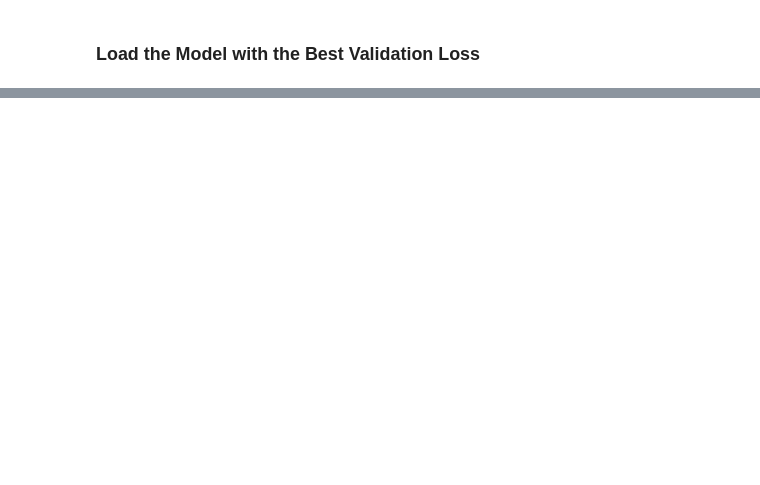
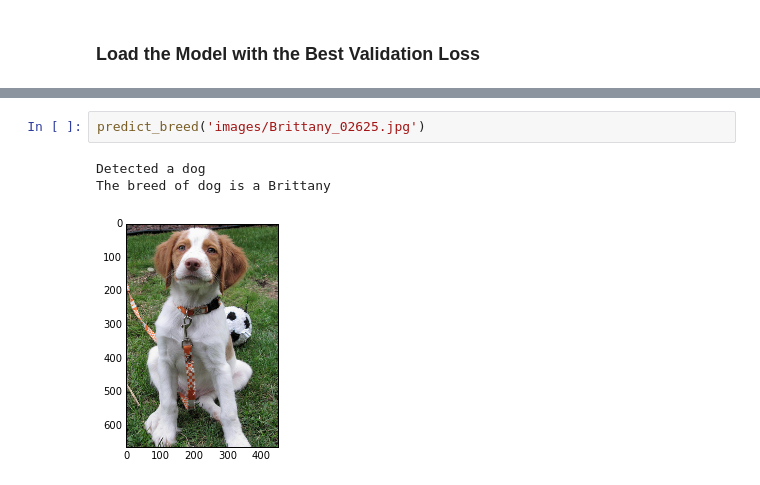
Before and after one commit to yanfei-wu/ai-term2, a Jupyter notebook: cnn_dog/dog_app.ipynb, the cells around one changed output, grey strips where cells are left out. Drawn from its saved outputs; the diff is of its cells as text; blank space fills up the shorter version.

```diff
--- a/cnn_dog/dog_app.ipynb
+++ b/cnn_dog/dog_app.ipynb
@@ -700,0 +644,6 @@ redict_breed('dogImages/train/002.Afghan_hound/Afghan_hound_00081.jpg')
+# %%
+predict_breed('images/Brittany_02625.jpg')
+# %% [output]
+Detected a dog
+The breed of dog is a Brittany
+[figure, added]
```
Also changed, not shown: parts of 54 cells of this notebook.
